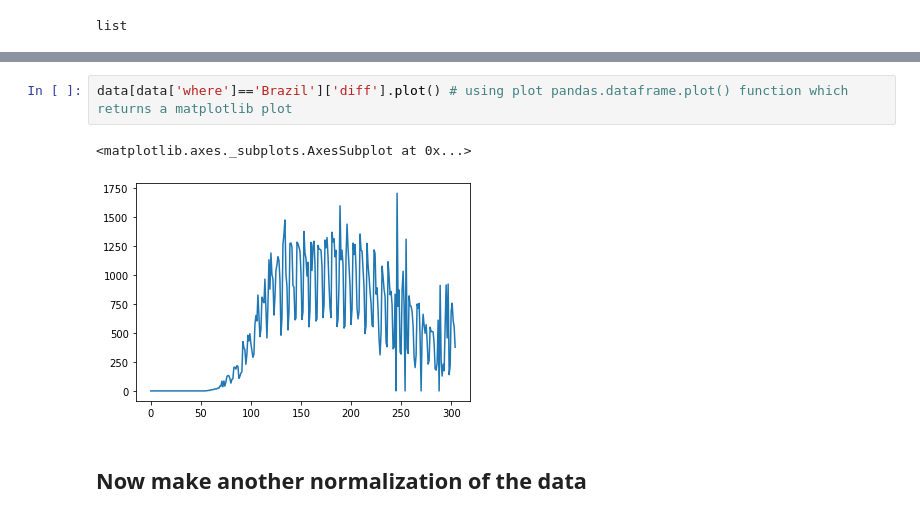
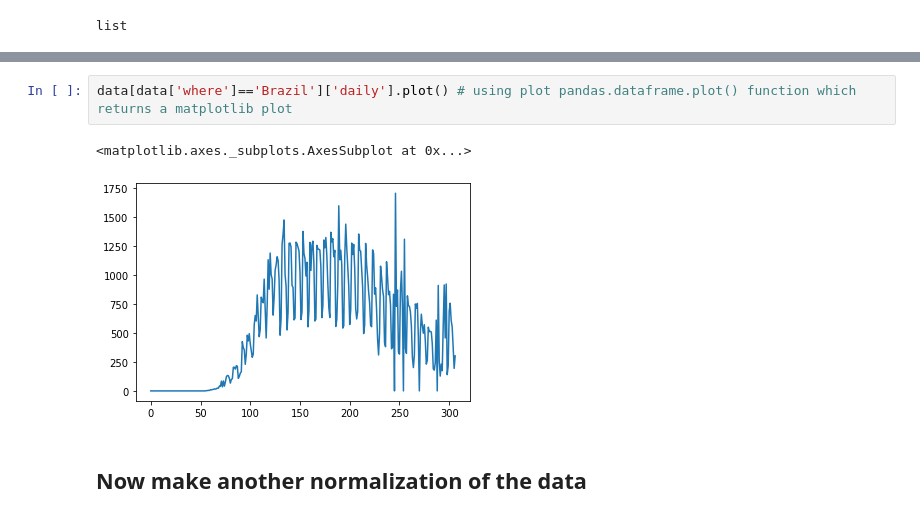
Before and after one commit to coa-project/coabook, a Jupyter notebook: using_pycoa_in_depth.ipynb, the cells around one changed output, grey strips where cells are left out. Cells and saved outputs as stored; diff of their text form.

```diff
--- a/using_pycoa_in_depth.ipynb
+++ b/using_pycoa_in_depth.ipynb
@@ -146,8 +156,8 @@ data
 # %%
-data[data['where']=='Brazil']['diff'].plot() # using plot pandas.dataframe.plot() function which returns a matplotlib plot
+data[data['where']=='Brazil']['daily'].plot() # using plot pandas.dataframe.plot() function which returns a matplotlib plot
 # %% [output]
 <matplotlib.axes._subplots.AxesSubplot at 0x...>
-[figure, old version]
+[figure, new version]
 # %% [markdown]
 ## Now make another normalization of the data
 # %%
```
Also changed, not shown: parts of 11 cells of this notebook.
